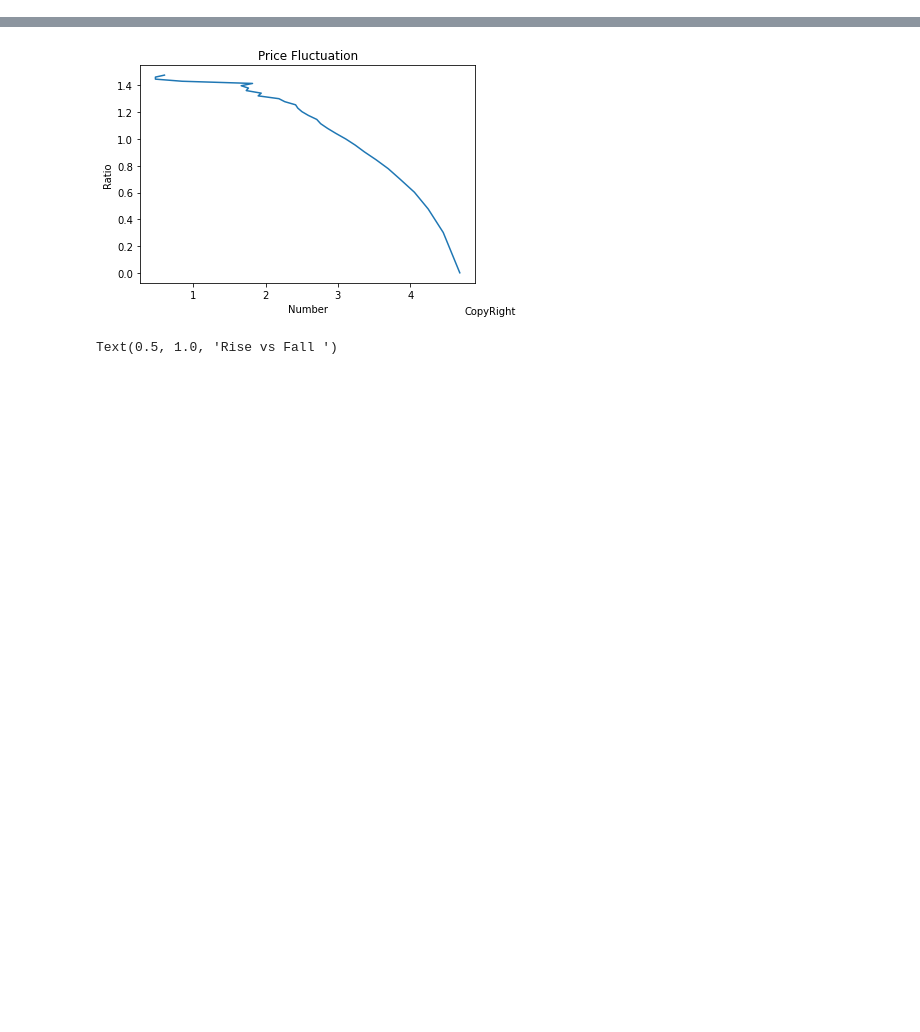
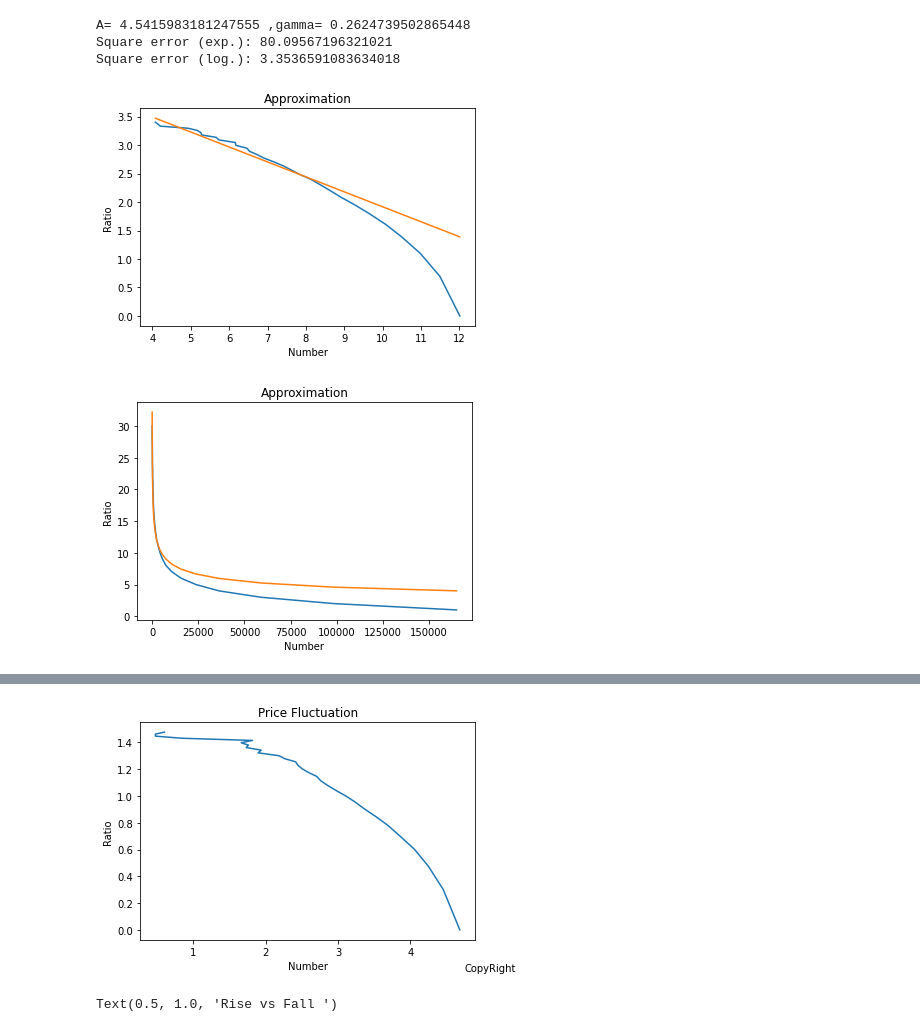
Before and after one commit to knjo/Graph_mining, a Jupyter notebook: HW1/power law.ipynb, the cells around one changed output, grey strips where cells are left out. Saved outputs shown, nothing was run; the diff lists cells and outputs as text; code cells hidden in the pictures; blank space fills up the shorter version.

```diff
--- a/HW1/power law.ipynb
+++ b/HW1/power law.ipynb
@@ -62,0 +103,39 @@ plt.show()
+# %%
+# 逼近指數形式的曲線
+#
+#
+
+[A, gm], con = curve_fit(f=power_law, # approximate power law curve in exponential form
+                        xdata=X,
+                        ydata=Y,
+                        p0=[0,0])
+
+appr_Y = [power_law(x,A,gm) for x in X]
+log_appr_Y = np.log(appr_Y)
+
+
+print('A=',np.log([A])[0], ',gamma=', gm)
+print("Square error (exp.):", square_error(appr_Y, Y)) # square errors in exponentail form
+print("Square error (log.):", square_error(log_appr_Y, log_Y)) # square errors in logarithmic form
+
+# plot in logarithmic form
+plt.plot(log_X, log_Y)
+plt.plot(log_X, log_appr_Y)
+plt.title('Approximation')
+plt.xlabel('Number')
+plt.ylabel('Ratio')
+plt.show()
+
+# plot in exponential form
+plt.plot(X,Y)
+plt.plot(X, appr_Y)
+plt.title('Approximation')
+plt.xlabel('Number')
+plt.ylabel('Ratio')
+plt.show()
+# %% [output]
+A= 4.5415983181247555 ,gamma= 0.2624739502865448
+Square error (exp.): 80.09567196321021
+Square error (log.): 3.3536591083634018
+[figure, added]
+[figure, added]
```
Also changed, not shown: parts of 14 cells of this notebook.
